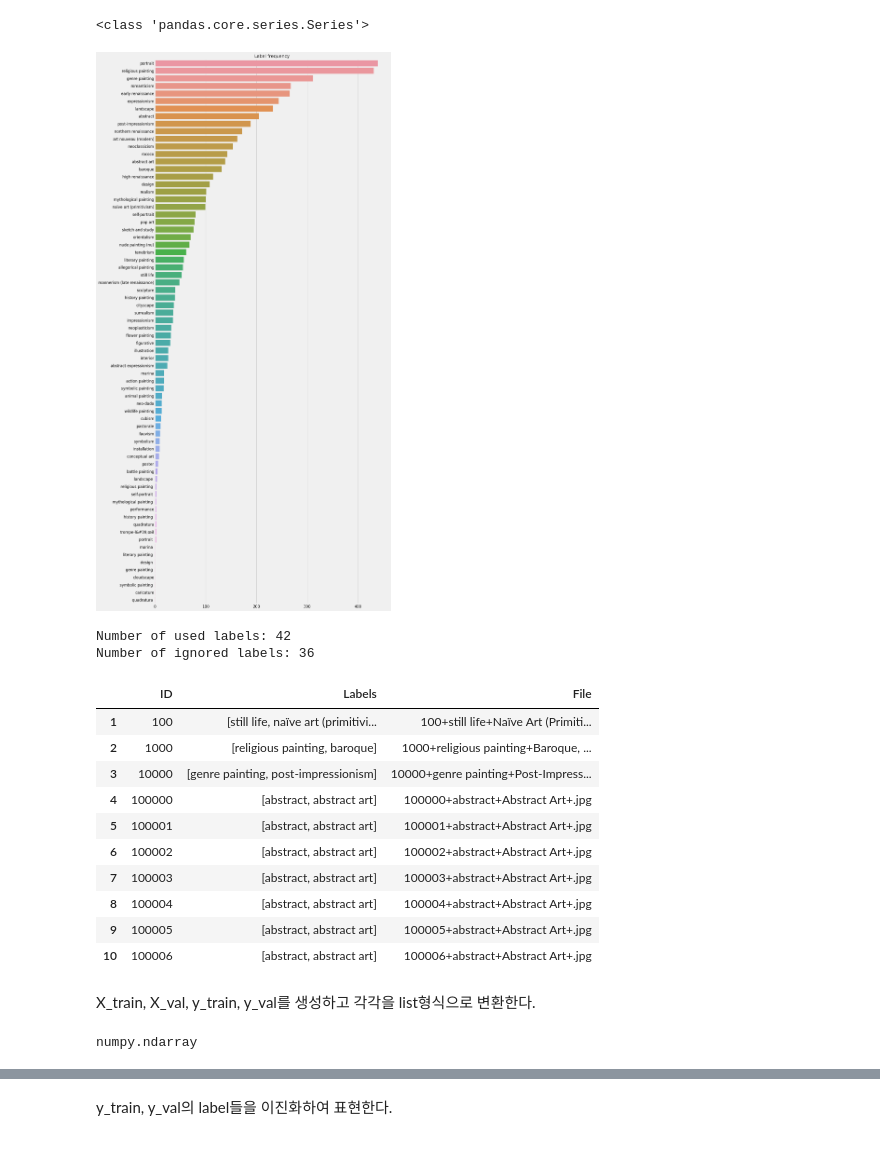
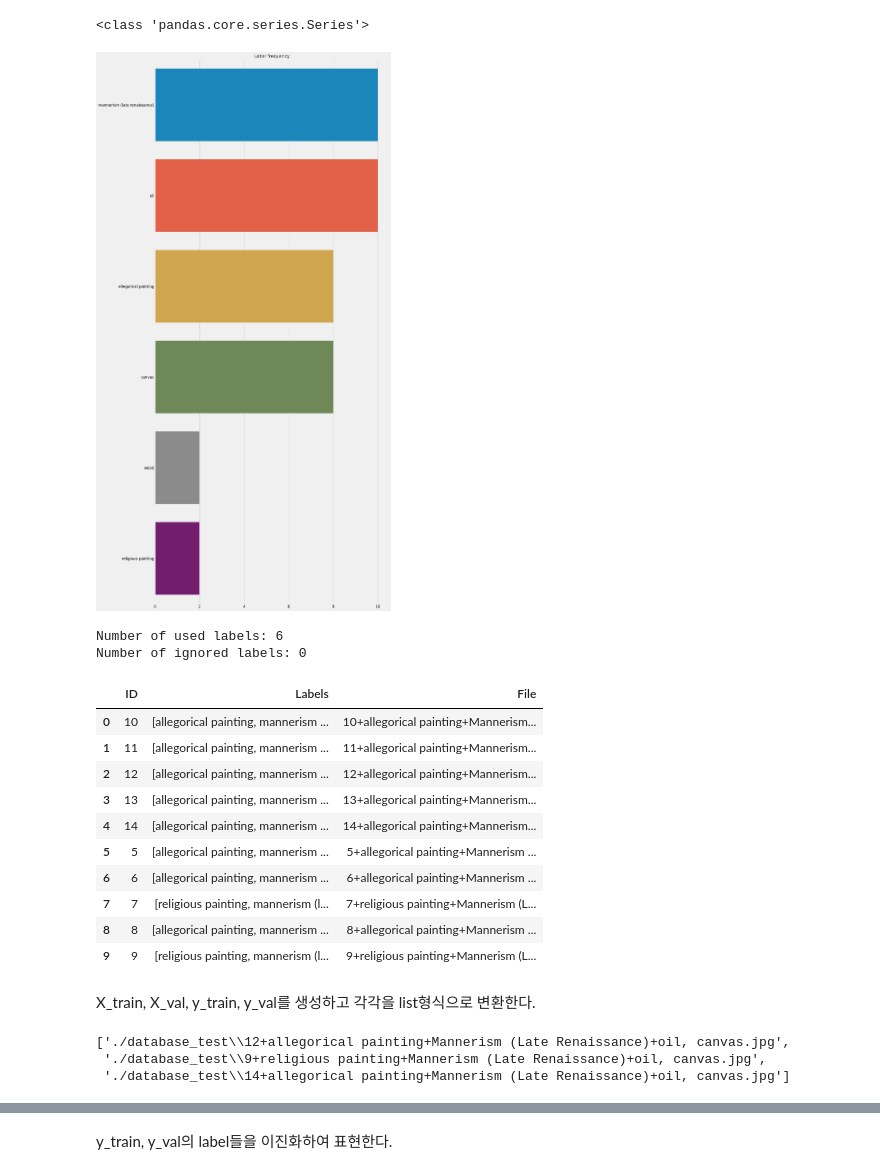
Before and after one commit to Nuetee/CNN-GCN-multi-label-classifier, a Jupyter notebook: Resnet-50.ipynb, the cells around one changed output, grey strips where cells are left out. Cells and saved outputs as stored; diff of their text form; code cells hidden in the pictures.

Commit message:
CNN-GCN: multi-label classifier를 pytorch Resnet50를 사용하여 구현...

```diff
--- a/Resnet-50.ipynb
+++ b/Resnet-50.ipynb
@@ -27,50 +27,49 @@ ID = []
 Labels = []
 
 for file_name in file_list:
+    file_name = file_name[0: len(file_name) - 4]
     label_list = file_name.split('+')
     if (label_list[0] == ''):
         continue
     ID.append(label_list[0])
     del label_list[0]
-    # .jpg 제거
-    label_list.pop()
 
     valid_label_list = []
     for label in label_list:
         label = label.lower()
         labels = label.split(', ')
         valid_label_list.extend(labels)
 
     while True:
         try:
             valid_label_list.remove('')
         except ValueError:
             break
 
     Labels.append(valid_label_list)
 
 artworks = pd.DataFrame({"ID": ID, "Labels": Labels, "File": file_list})
 artworks.dropna()
 
 # Get label frequencies in descending order
 label_freq = artworks['Labels'].apply(lambda s: [x for x in s]).explode().value_counts().sort_values(ascending=False)
 print(type(label_freq))
 # Bar plot
 style.use("fivethirtyeight")
 plt.figure(figsize=(12, 30))
 sns.barplot(y=label_freq.index.values, x=label_freq, order=label_freq.index)
 plt.title("Label frequency", fontsize=14)
 plt.xlabel("")
 plt.xticks(fontsize=12)
 plt.yticks(fontsize=12)
 plt.show()
 # %% [output]
 <class 'pandas.core.series.Series'>
-[figure, old version]
+[figure, new version]
 # %%
 # Create a list of rare labels
 # rare = list(label_freq[label_freq < 50].index)
-rare = list(label_freq[label_freq < 25].index)
+rare = list(label_freq[label_freq < 0].index)
 print("Number of used labels:", len(label_freq) - len(rare))
 print("Number of ignored labels:", len(rare))
 label_number = len(label_freq) - len(rare)
@@ -82,34 +81,33 @@ artworks['Labels'] = artworks['Labels'].apply(lambda s: s if len(s) != 0 else np
 artworks.dropna(inplace=True)
 artworks.head(10)
 # %% [output]
-Number of used labels: 42
-Number of ignored labels: 36
+Number of used labels: 6
+Number of ignored labels: 0
 |  | ID | Labels | File |
-| 1 | 100 | [still life, naïve art (primitivi... | 100+still life+Naïve Art (Primiti... |
-| 2 | 1000 | [religious painting, baroque] | 1000+religious painting+Baroque, ... |
-| 3 | 10000 | [genre painting, post-impressionism] | 10000+genre painting+Post-Impress... |
-| 4 | 100000 | [abstract, abstract art] | 100000+abstract+Abstract Art+.jpg |
-| 5 | 100001 | [abstract, abstract art] | 100001+abstract+Abstract Art+.jpg |
-| 6 | 100002 | [abstract, abstract art] | 100002+abstract+Abstract Art+.jpg |
-| 7 | 100003 | [abstract, abstract art] | 100003+abstract+Abstract Art+.jpg |
-| 8 | 100004 | [abstract, abstract art] | 100004+abstract+Abstract Art+.jpg |
-| 9 | 100005 | [abstract, abstract art] | 100005+abstract+Abstract Art+.jpg |
-| 10 | 100006 | [abstract, abstract art] | 100006+abstract+Abstract Art+.jpg |
+| 0 | 10 | [allegorical painting, mannerism ... | 10+allegorical painting+Mannerism... |
+| 1 | 11 | [allegorical painting, mannerism ... | 11+allegorical painting+Mannerism... |
+| 2 | 12 | [allegorical painting, mannerism ... | 12+allegorical painting+Mannerism... |
+| 3 | 13 | [allegorical painting, mannerism ... | 13+allegorical painting+Mannerism... |
+| 4 | 14 | [allegorical painting, mannerism ... | 14+allegorical painting+Mannerism... |
+| 5 | 5 | [allegorical painting, mannerism ... | 5+allegorical painting+Mannerism ... |
+| 6 | 6 | [allegorical painting, mannerism ... | 6+allegorical painting+Mannerism ... |
+| 7 | 7 | [religious painting, mannerism (l... | 7+religious painting+Mannerism (L... |
+| 8 | 8 | [allegorical painting, mannerism ... | 8+allegorical painting+Mannerism ... |
+| 9 | 9 | [religious painting, mannerism (l... | 9+religious painting+Mannerism (L... |
 # %% [markdown]
 X_train, X_val, y_train, y_val를 생성하고 각각을 list형식으로 변환한다.
 # %%
 from sklearn.model_selection import train_test_split
 # 파일 경로 및 label 집합으로 train data와 valid data parsing
-X_train, X_val, y_train, y_val = train_test_split(artworks['File'], artworks['Labels'], test_size= 0.1, random_state = 23)
+X_train, X_val, y_train, y_val = train_test_split(artworks['File'], artworks['Labels'], test_size= 0.2, random_state = 23)
 
 X_train = [os.path.join('./database_test', str(f)) for f in X_train]
 X_val = [os.path.join('./database_test', str(f)) for f in X_val]
 X_train[:3]
-
-a = np.arange(10).reshape(2,5)
-type(a)
 # %% [output]
-numpy.ndarray
+['./database_test\\12+allegorical painting+Mannerism (Late Renaissance)+oil, canvas.jpg',
+ './database_test\\9+religious painting+Mannerism (Late Renaissance)+oil, canvas.jpg',
+ './database_test\\14+allegorical painting+Mannerism (Late Renaissance)+oil, canvas.jpg']
 # %%
 y_train = list(y_train)
 y_val = list(y_val)
```
Also changed, not shown: parts of 2 cells of this notebook, 8 other files.
